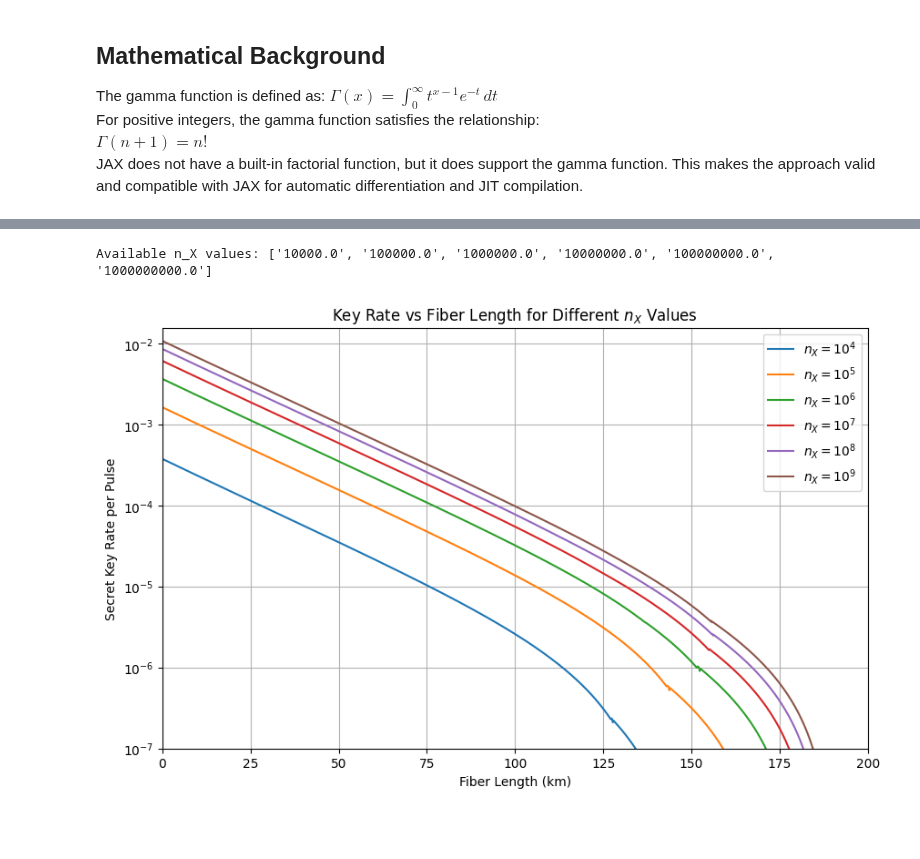
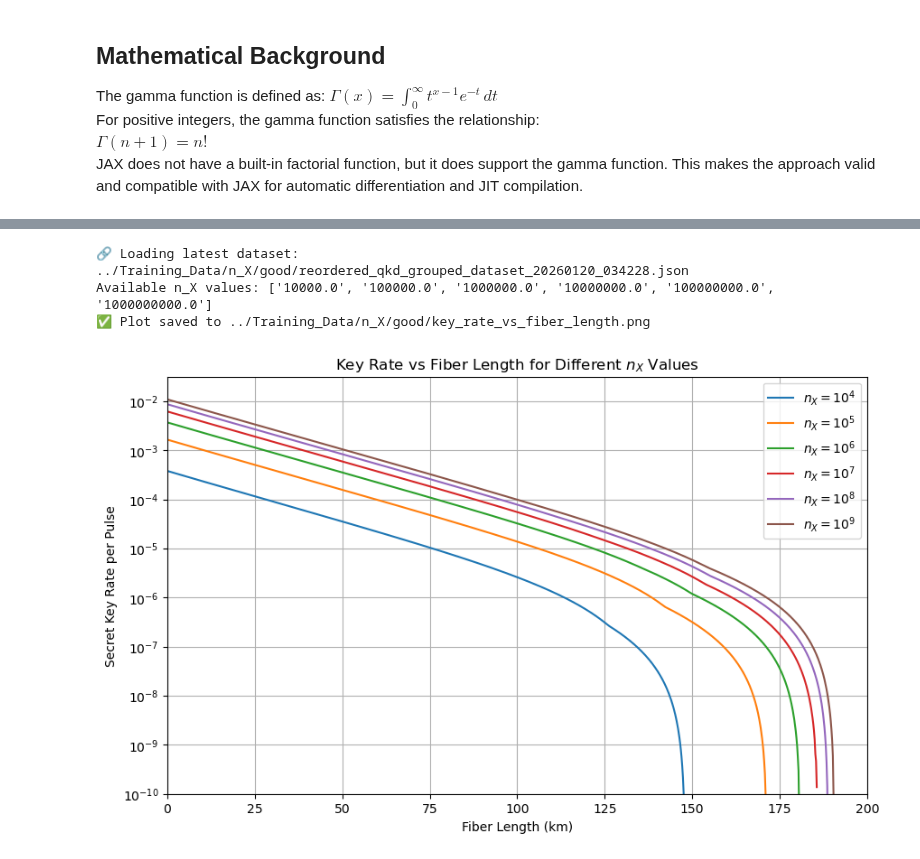
Before and after one commit to alanspace/QKD_KeyRate_Parameter_Optimization, a Jupyter notebook: Optimization/BB84_Parameters_2014_Optimization_Jax_updated.ipynb, the cells around one changed output, grey strips where cells are left out. Drawn from its saved outputs; the diff is of its cells as text; code cells hidden in the pictures; blank space fills up the shorter version.

```diff
--- a/Optimization/BB84_Parameters_2014_Optimization_Jax_updated.ipynb
+++ b/Optimization/BB84_Parameters_2014_Optimization_Jax_updated.ipynb
@@ -707,23 +597,3 @@ def plot_for_nx(data, target_nx):
     plt.tight_layout()
     plt.savefig(f"../Training_Data/n_X/good/qkd_results_nx_{target_nx:.0e}.png", dpi=300, bbox_inches="tight")
     plt.show()
-# %%
-# Load dataset
-# with open("qkd_grouped_dataset_20250213_110036.json", 'r') as f:
-#     dataset = json.load(f)
-with open("../Training_Data/n_X/good/reordered_qkd_grouped_dataset_20250427_163031.json", 'r') as f:
-    dataset = json.load(f)
-
-# plot_for_nx(dataset, 500000000)  # Example plot for n_X = 5e8
-
-# Print available n_X values
-print("Available n_X values:", list(dataset.keys())[:5])  # Print first 5 unique n_X values
-
-# List of n_X values to plot
-n_X_values = [10**s for s in range(4, 11)]  # Generates [10^4, 10^5, ..., 10^9]
-
-# Loop through n_X values and plot
-for n_X in n_X_values:
-    print(f"\nPlotting results for n_X = {n_X:.0e}")
-
-    plot_for_nx(dataset, n_X)
@@ -753,13 +761,31 @@ No data found for n_X = 10000000000
 import json
 import numpy as np
 import matplotlib.pyplot as plt
+import glob
+import os
 
 # Enable LaTeX rendering for text (using MathText, not full LaTeX)
 plt.rc('text', usetex=False)
 
-# Load dataset
-with open("../Training_Data/n_X/good/cleaned_combined_datasets.json", 'r') as f:
-    dataset = json.load(f)
+# --- AUTO-FIND LATEST DATASET ---
+# Look for the reordered dataset in the expected folder
+search_path = "../Training_Data/n_X/good/reordered_qkd_grouped_dataset_*.json"
+found_files = sorted(glob.glob(search_path), reverse=True)
+
+if not found_files:
+    print(f"❌ Error: No dataset found matching: {search_path}")
+    # Fallback to local if running in different dir
+    search_path_local = "reordered_qkd_grouped_dataset_*.json"
+    found_files = sorted(glob.glob(search_path_local), reverse=True)
+
+if found_files:
+    latest_file = found_files[0]
+    print(f"🔗 Loading latest dataset: {latest_file}")
+
+    with open(latest_file, 'r') as f:
+        dataset = json.load(f)
+else:
+    raise FileNotFoundError("Could not find any 'reordered_qkd_grouped_dataset_*.json' file.")
 
 # Print available keys (debugging)
 print("Available n_X values:", list(dataset.keys()))
@@ -777,35 +803,40 @@ for i, n_X in enumerate(n_X_values):
     if target_nx_str not in dataset:
         print(f"❌ No data found for n_X = {n_X}")
         continue
 
     filtered_data = dataset[target_nx_str]
-    filtered_data = [entry for entry in filtered_data if entry["key_rate"] > 1e-30]
+    # Filter for non-zero rates
+    filtered_data = [entry for entry in filtered_data if entry["key_rate"] > 1e-20]
 
     if not filtered_data:
         print(f"⚠️ No non-zero key rates for n_X = {n_X}")
         continue
 
     # Extract fiber lengths and key rates
     fiber_lengths = [entry["fiber_length"] for entry in filtered_data]
     key_rates = [entry["key_rate"] for entry in filtered_data]
 
     # Plot with LaTeX-formatted legend label
     exponent = int(np.log10(n_X))  # Get the exponent for 10^k
     plt.plot(fiber_lengths, np.log10(key_rates), linestyle='-', label=r'$n_X = 10^{{{}}}$'.format(exponent))
 
 # Graph formatting
 plt.xlabel("Fiber Length (km)")
 plt.ylabel("Secret Key Rate per Pulse")
 plt.xlim(0, 200)  # Set x-axis range from 0 to 200 km
-plt.ylim(-7, -1.8)
-plt.yticks(np.arange(-7, -1), [f"$10^{{{i}}}$" for i in range(-7, -1)])
+plt.ylim(-10, -1.5) # Adjusted limit to see lower rates
+plt.yticks(np.arange(-10, -1), [f"$10^{{{i}}}$" for i in range(-10, -1)])
 plt.title("Key Rate vs Fiber Length for Different $n_X$ Values")
 plt.legend()
 plt.grid(True)
 
 # Save and show plot
-plt.savefig("../Training_Data/n_X/good/key_rate_vs_fiber_length.png", dpi=300, bbox_inches="tight")
+output_path = "../Training_Data/n_X/good/key_rate_vs_fiber_length.png"
+plt.savefig(output_path, dpi=300, bbox_inches="tight")
+print(f"✅ Plot saved to {output_path}")
 plt.show()
 # %% [output]
+🔗 Loading latest dataset: ../Training_Data/n_X/good/reordered_qkd_grouped_dataset_20260120_034228.json
 Available n_X values: ['10000.0', '100000.0', '1000000.0', '10000000.0', '100000000.0', '1000000000.0']
+✅ Plot saved to ../Training_Data/n_X/good/key_rate_vs_fiber_length.png
-[figure, old version]
+[figure, new version]
```
Also changed, not shown: parts of 18 cells of this notebook, 29 other files.
